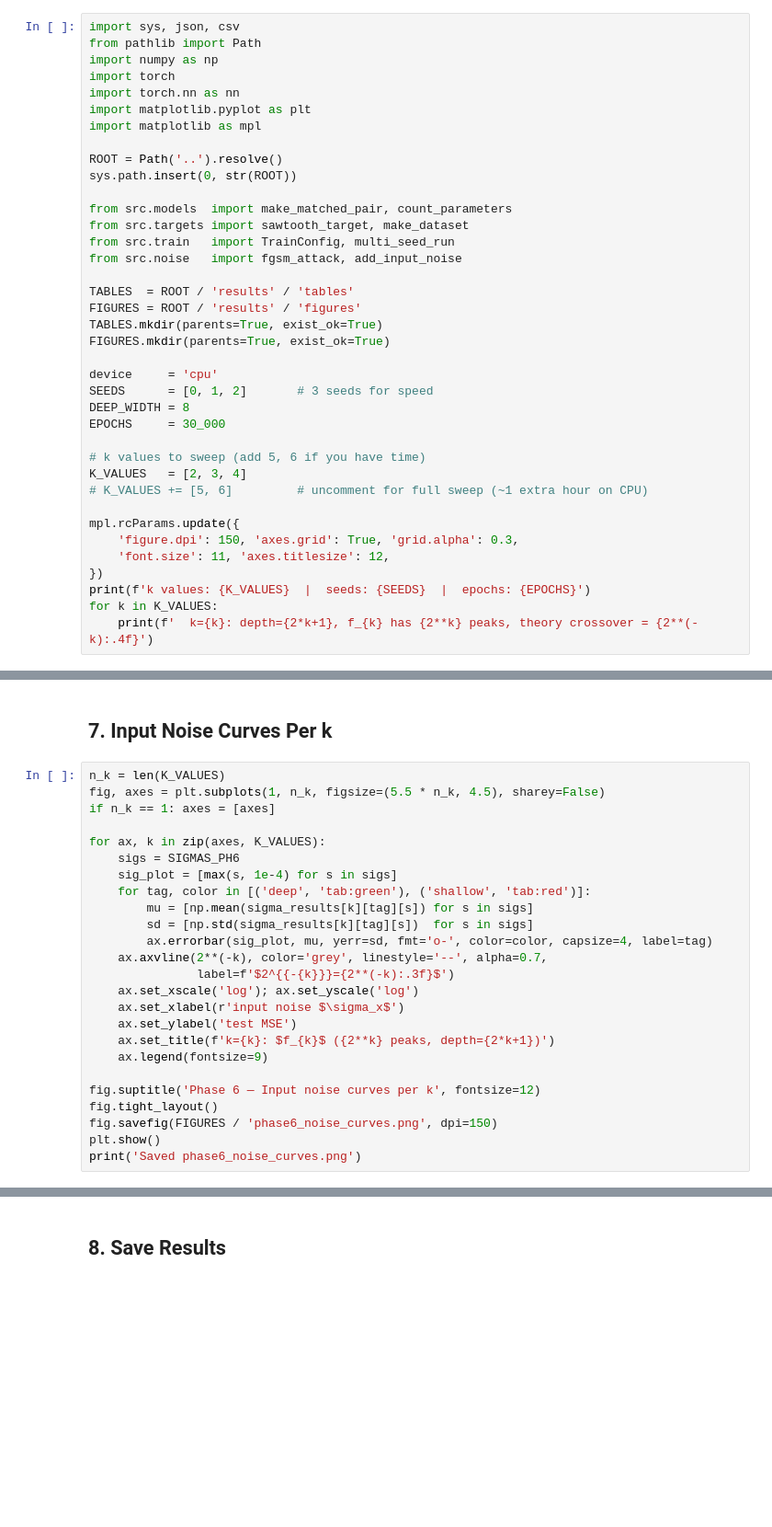
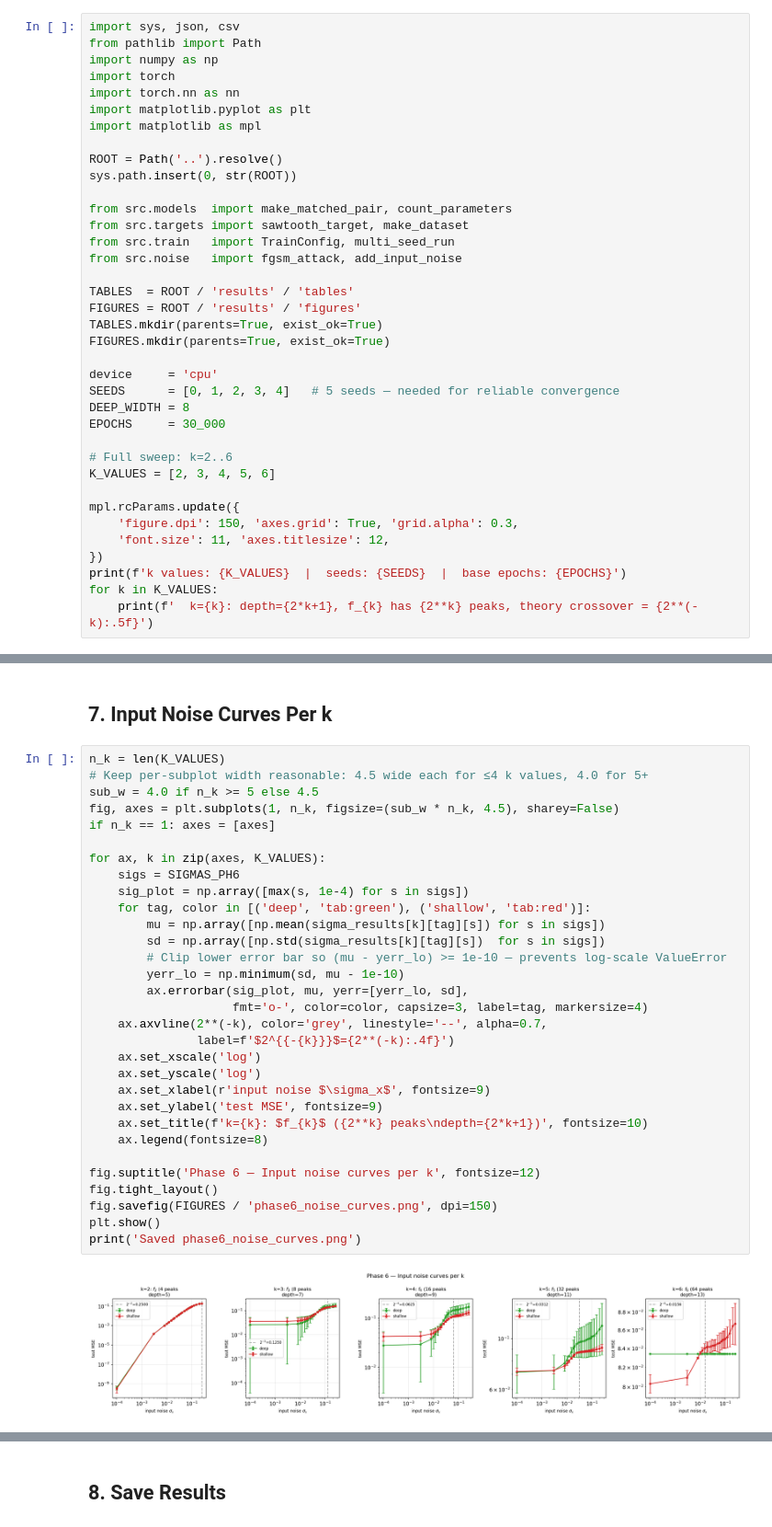
Before and after one commit to Yiwen543/EECS6699_Final_Project, a Jupyter notebook: notebooks/phase6_complexity_scaling.ipynb, the cells around one changed output, grey strips where cells are left out. Shown at 92% size. Drawn from its saved outputs; the diff is of its cells as text; blank space fills up the shorter version.

```diff
--- a/notebooks/phase6_complexity_scaling.ipynb
+++ b/notebooks/phase6_complexity_scaling.ipynb
@@ -40,19 +41,18 @@ TABLES.mkdir(parents=True, exist_ok=True)
 FIGURES.mkdir(parents=True, exist_ok=True)
 
 device     = 'cpu'
-SEEDS      = [0, 1, 2]       # 3 seeds for speed
+SEEDS      = [0, 1, 2, 3, 4]   # 5 seeds — needed for reliable convergence
 DEEP_WIDTH = 8
 EPOCHS     = 30_000
 
-# k values to sweep (add 5, 6 if you have time)
-K_VALUES   = [2, 3, 4]
-# K_VALUES += [5, 6]         # uncomment for full sweep (~1 extra hour on CPU)
+# Full sweep: k=2..6
+K_VALUES = [2, 3, 4, 5, 6]
 
 mpl.rcParams.update({
     'figure.dpi': 150, 'axes.grid': True, 'grid.alpha': 0.3,
     'font.size': 11, 'axes.titlesize': 12,
 })
-print(f'k values: {K_VALUES}  |  seeds: {SEEDS}  |  epochs: {EPOCHS}')
+print(f'k values: {K_VALUES}  |  seeds: {SEEDS}  |  base epochs: {EPOCHS}')
 for k in K_VALUES:
-    print(f'  k={k}: depth={2*k+1}, f_{k} has {2**k} peaks, theory crossover = {2**(-k):.4f}')
+    print(f'  k={k}: depth={2*k+1}, f_{k} has {2**k} peaks, theory crossover = {2**(-k):.5f}')
 # %% [output]
@@ -336,26 +450,34 @@ print('Saved phase6_scaling.png')
 ## 7. Input Noise Curves Per k
 # %%
 n_k = len(K_VALUES)
-fig, axes = plt.subplots(1, n_k, figsize=(5.5 * n_k, 4.5), sharey=False)
+# Keep per-subplot width reasonable: 4.5 wide each for ≤4 k values, 4.0 for 5+
+sub_w = 4.0 if n_k >= 5 else 4.5
+fig, axes = plt.subplots(1, n_k, figsize=(sub_w * n_k, 4.5), sharey=False)
 if n_k == 1: axes = [axes]
 
 for ax, k in zip(axes, K_VALUES):
     sigs = SIGMAS_PH6
-    sig_plot = [max(s, 1e-4) for s in sigs]
+    sig_plot = np.array([max(s, 1e-4) for s in sigs])
     for tag, color in [('deep', 'tab:green'), ('shallow', 'tab:red')]:
-        mu = [np.mean(sigma_results[k][tag][s]) for s in sigs]
-        sd = [np.std(sigma_results[k][tag][s])  for s in sigs]
-        ax.errorbar(sig_plot, mu, yerr=sd, fmt='o-', color=color, capsize=4, label=tag)
+        mu = np.array([np.mean(sigma_results[k][tag][s]) for s in sigs])
+        sd = np.array([np.std(sigma_results[k][tag][s])  for s in sigs])
+        # Clip lower error bar so (mu - yerr_lo) >= 1e-10 — prevents log-scale ValueError
+        yerr_lo = np.minimum(sd, mu - 1e-10)
+        ax.errorbar(sig_plot, mu, yerr=[yerr_lo, sd],
+                    fmt='o-', color=color, capsize=3, label=tag, markersize=4)
     ax.axvline(2**(-k), color='grey', linestyle='--', alpha=0.7,
-               label=f'$2^{{-{k}}}={2**(-k):.3f}$')
-    ax.set_xscale('log'); ax.set_yscale('log')
-    ax.set_xlabel(r'input noise $\sigma_x$')
-    ax.set_ylabel('test MSE')
-    ax.set_title(f'k={k}: $f_{k}$ ({2**k} peaks, depth={2*k+1})')
-    ax.legend(fontsize=9)
+               label=f'$2^{{-{k}}}$={2**(-k):.4f}')
+    ax.set_xscale('log')
+    ax.set_yscale('log')
+    ax.set_xlabel(r'input noise $\sigma_x$', fontsize=9)
+    ax.set_ylabel('test MSE', fontsize=9)
+    ax.set_title(f'k={k}: $f_{k}$ ({2**k} peaks\ndepth={2*k+1})', fontsize=10)
+    ax.legend(fontsize=8)
 
 fig.suptitle('Phase 6 — Input noise curves per k', fontsize=12)
 fig.tight_layout()
 fig.savefig(FIGURES / 'phase6_noise_curves.png', dpi=150)
 plt.show()
 print('Saved phase6_noise_curves.png')
+# %% [output]
+[figure, added]
```
Also changed, not shown: parts of 10 cells of this notebook, 7 other files.
